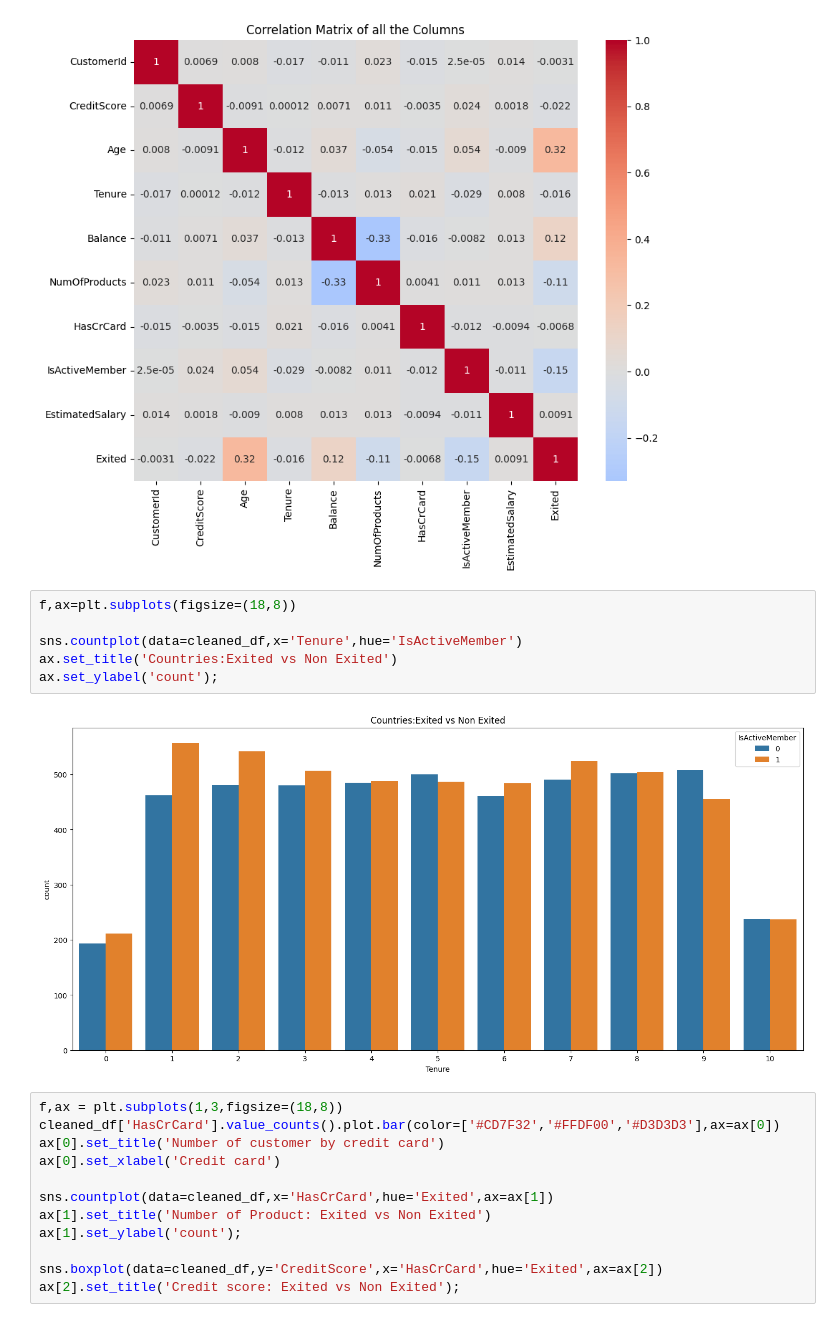
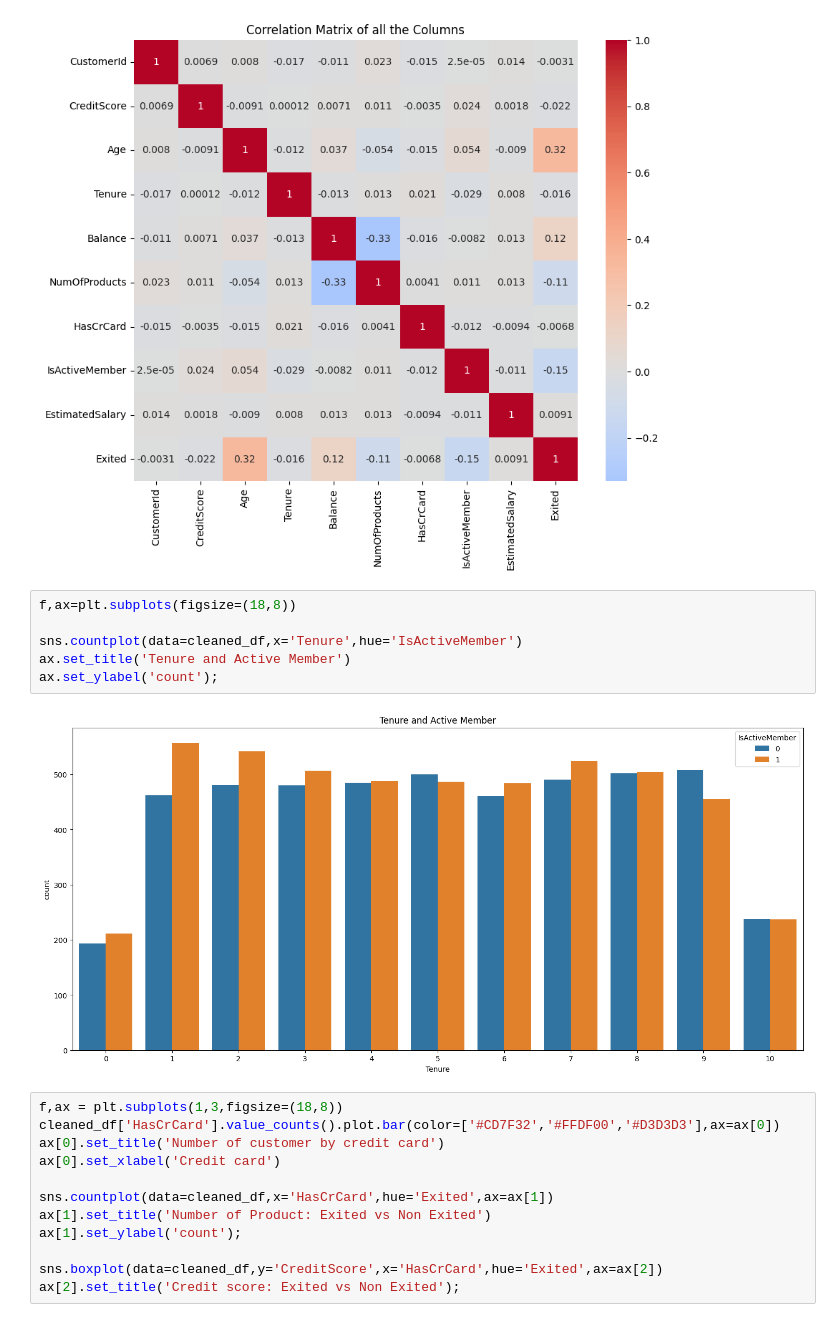
Before and after one commit to noelmt7/LAB1_ML, a Jupyter notebook: 2345838_Lab1.ipynb, the cells around one changed output. Cells and saved outputs as stored; diff of their text form.

```diff
--- a/2345838_Lab1.ipynb
+++ b/2345838_Lab1.ipynb
@@ -273,11 +273,11 @@ plt.show()
 # %%
 f,ax=plt.subplots(figsize=(18,8))
 
 sns.countplot(data=cleaned_df,x='Tenure',hue='IsActiveMember')
-ax.set_title('Countries:Exited vs Non Exited')
+ax.set_title('Tenure and Active Member')
 ax.set_ylabel('count');
 # %% [output]
-[figure, old version]
+[figure, new version]
 # %%
 f,ax = plt.subplots(1,3,figsize=(18,8))
 cleaned_df['HasCrCard'].value_counts().plot.bar(color=['#CD7F32','#FFDF00','#D3D3D3'],ax=ax[0])
```
Also changed, not shown: parts of 2 cells of this notebook.
